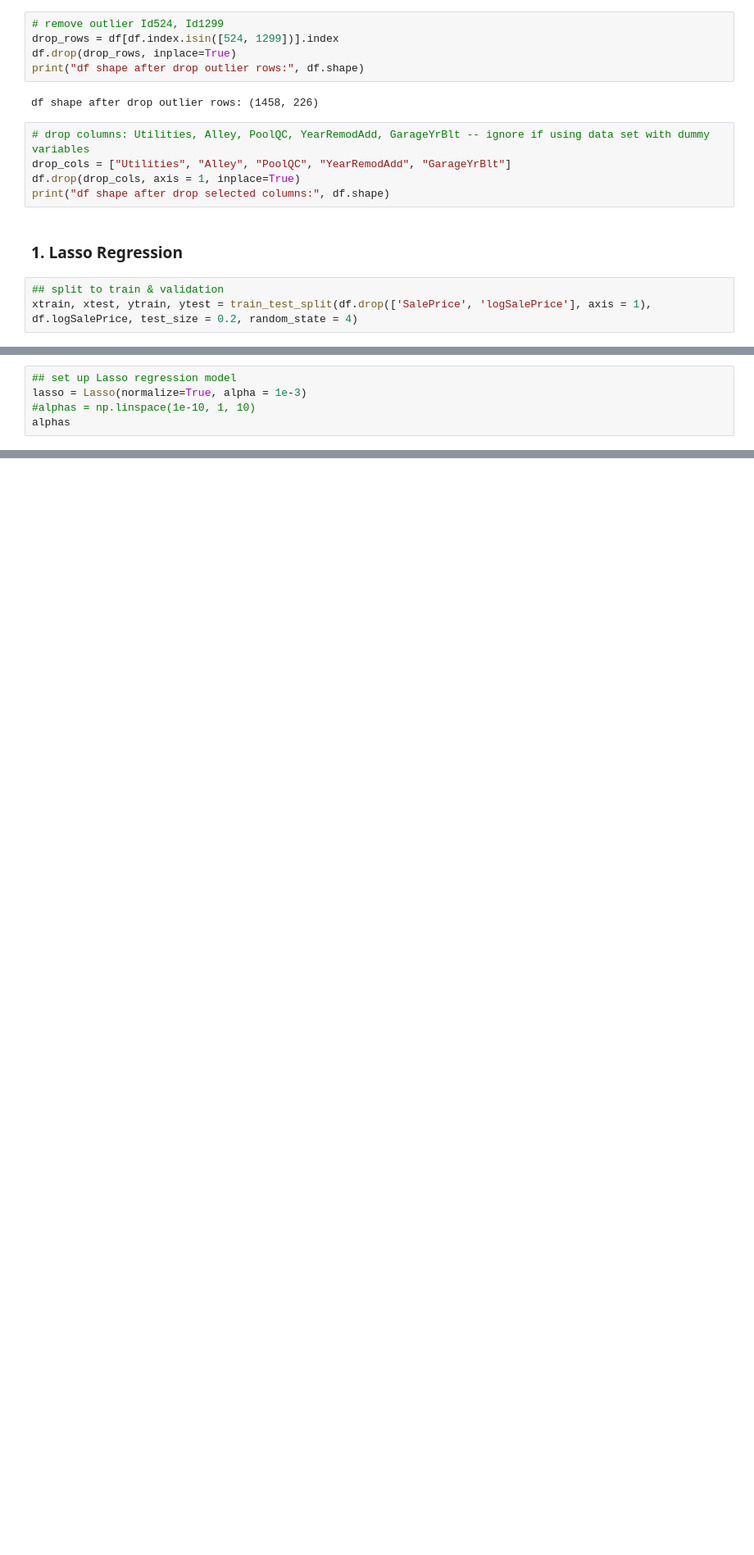
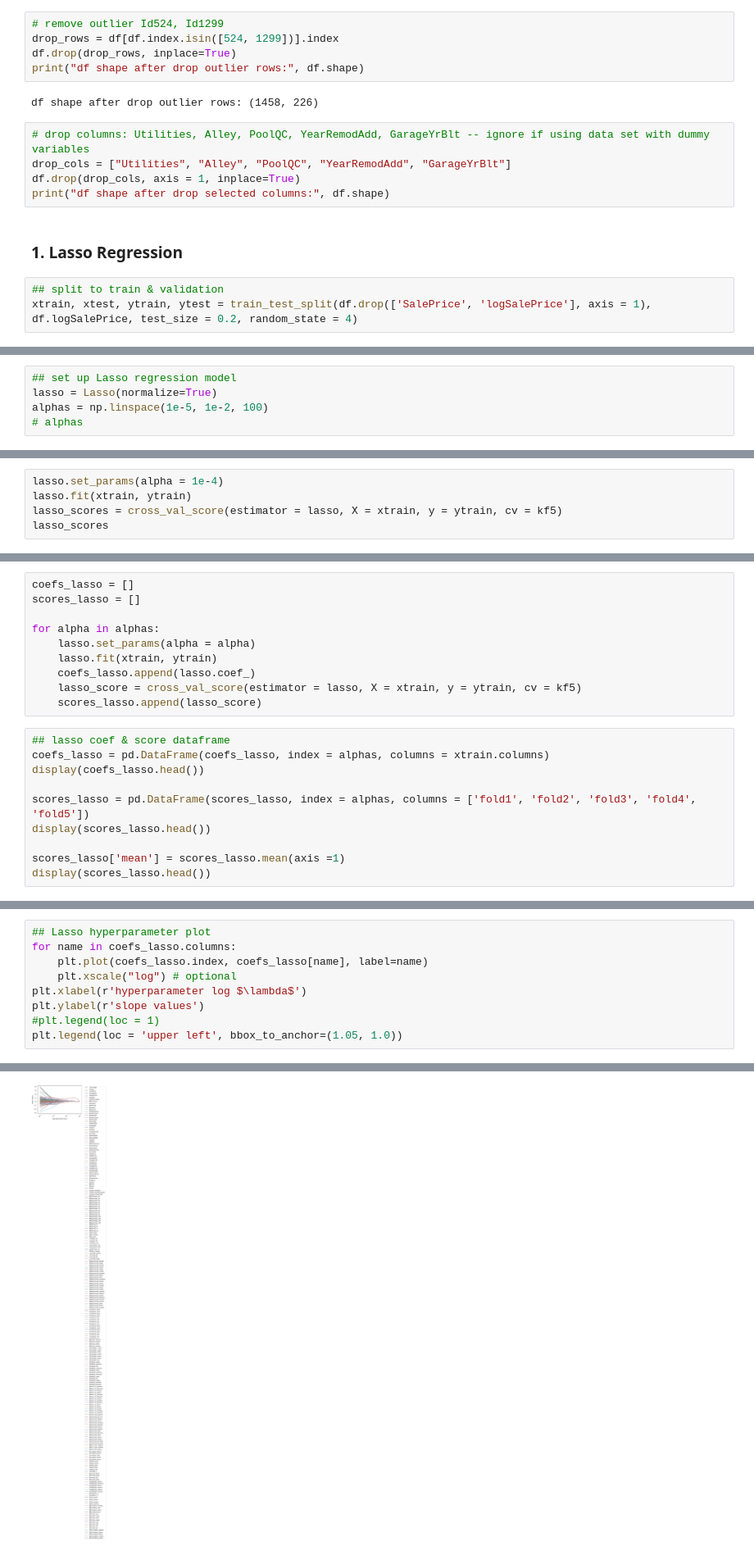
Before and after one commit to zackzbar/ml_houseprice_iowa, a Jupyter notebook: lu/scripts/ml_houseprice_eda.ipynb, the cells around one changed output, grey strips where cells are left out. Shown: that part at 82% size. Drawn from its saved outputs; the diff is of its cells as text; blank space fills up the shorter version.

Commit message:
lasso coefficient and score plot and selection

```diff
--- a/lu/scripts/ml_houseprice_eda.ipynb
+++ b/lu/scripts/ml_houseprice_eda.ipynb
@@ -278,5 +281,5 @@ NameError: name 'logSalePrice' is not defined
 # %%
 ## set up Lasso regression model
-lasso = Lasso(normalize=True, alpha = 1e-3)
-#alphas = np.linspace(1e-10, 1, 10)
-alphas
+lasso = Lasso(normalize=True)
+alphas = np.linspace(1e-5, 1e-2, 100)
+# alphas
@@ -326,0 +286,5 @@ coefs_lasso.head()
+# %%
+lasso.set_params(alpha = 1e-4)
+lasso.fit(xtrain, ytrain)
+lasso_scores = cross_val_score(estimator = lasso, X = xtrain, y = ytrain, cv = kf5)
+lasso_scores
@@ -326,0 +293,20 @@ coefs_lasso.head()
+# %%
+coefs_lasso = []
+scores_lasso = []
+
+for alpha in alphas:
+    lasso.set_params(alpha = alpha)
+    lasso.fit(xtrain, ytrain)
+    coefs_lasso.append(lasso.coef_)
+    lasso_score = cross_val_score(estimator = lasso, X = xtrain, y = ytrain, cv = kf5)
+    scores_lasso.append(lasso_score)
+# %%
+## lasso coef & score dataframe
+coefs_lasso = pd.DataFrame(coefs_lasso, index = alphas, columns = xtrain.columns)
+display(coefs_lasso.head())
+
+scores_lasso = pd.DataFrame(scores_lasso, index = alphas, columns = ['fold1', 'fold2', 'fold3', 'fold4', 'fold5'])
+display(scores_lasso.head())
+
+scores_lasso['mean'] = scores_lasso.mean(axis =1)
+display(scores_lasso.head())
@@ -326,0 +332,10 @@ coefs_lasso.head()
+# %%
+## Lasso hyperparameter plot
+for name in coefs_lasso.columns:
+    plt.plot(coefs_lasso.index, coefs_lasso[name], label=name)
+    plt.xscale("log") # optional
+plt.xlabel(r'hyperparameter log $\lambda$')
+plt.ylabel(r'slope values')
+#plt.legend(loc = 1)
+plt.legend(loc = 'upper left', bbox_to_anchor=(1.05, 1.0))
+# %% [output]
@@ -326,0 +343 @@ coefs_lasso.head()
+[figure, added]
```
Also changed, not shown: parts of 11 cells of this notebook.
